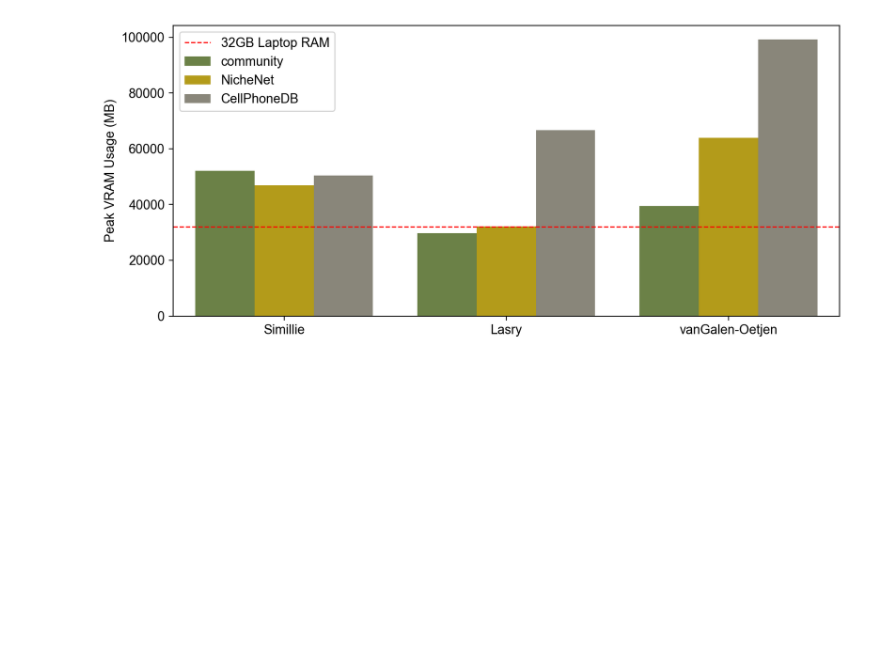
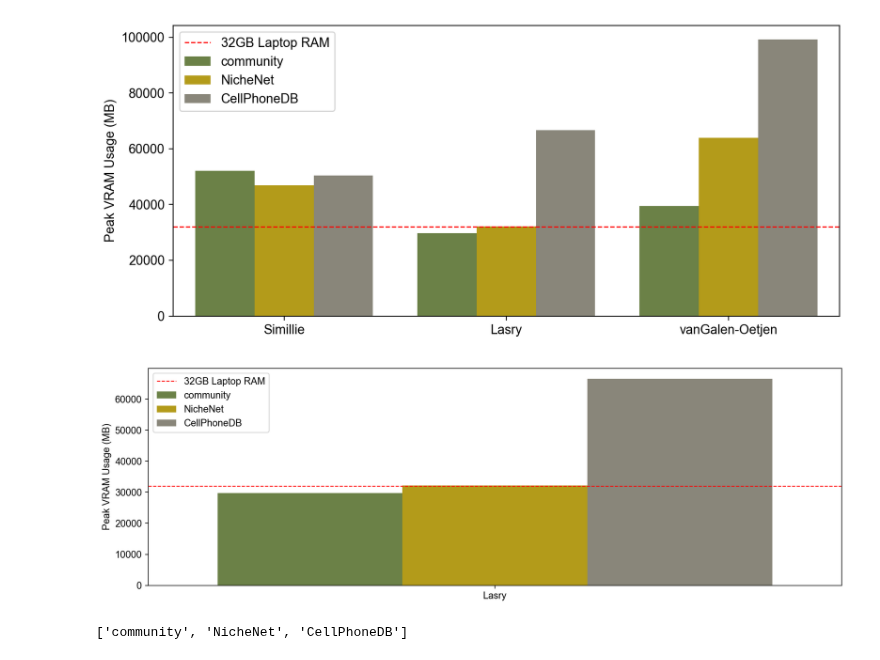
Before and after one commit to colomemaria/community-paper, a Jupyter notebook: src/method_comparison/resource_usage/plot_resource_usage.ipynb, the cells around one changed output. Drawn from its saved outputs; the diff is of its cells as text; code cells hidden in the pictures; blank space fills up the shorter version.

Commit message:
lasry resource usage script

```diff
--- a/src/method_comparison/resource_usage/plot_resource_usage.ipynb
+++ b/src/method_comparison/resource_usage/plot_resource_usage.ipynb
@@ -326,3 +339,5 @@ custom_dataset_order = ['Simillie', 'Lasry', 'vanGalen-Oetjen']
+# %%
+only_lasry=df_highest_samples_tool_dataset[df_highest_samples_tool_dataset.Dataset=="Lasry"]
 # %%
 plt.figure(figsize=(9, 4), dpi=200)
 sns.barplot(x='Dataset', y='Peak_VRAM_MB', hue='Tool', hue_order=custom_order, order=custom_dataset_order, palette=palette, data=df_highest_samples_tool_dataset)
@@ -338,3 +353,20 @@ plt.show()
 [figure]
 # %%
 peak_values.to_csv("peak_values_table.csv")
+# %%
+plt.figure(figsize=(12, 4), dpi=200)
+sns.barplot(x='Dataset', y='Peak_VRAM_MB', hue='Tool', hue_order=custom_order, palette=palette, data=only_lasry)
+plt.axhline(32000, color='r', linestyle='--', linewidth=1, label='32GB Laptop RAM')
+# Add custom legend
+plt.legend()
+
+plt.xlabel('')
+plt.ylabel('Peak VRAM Usage (MB)')
+plt.tight_layout()
+plt.show()
+# %% [output]
+[figure, added]
+# %%
+custom_dataset_order
+# %% [output]
+['community', 'NicheNet', 'CellPhoneDB']
```
Also changed, not shown: parts of 1 cell of this notebook, 26 other files.
